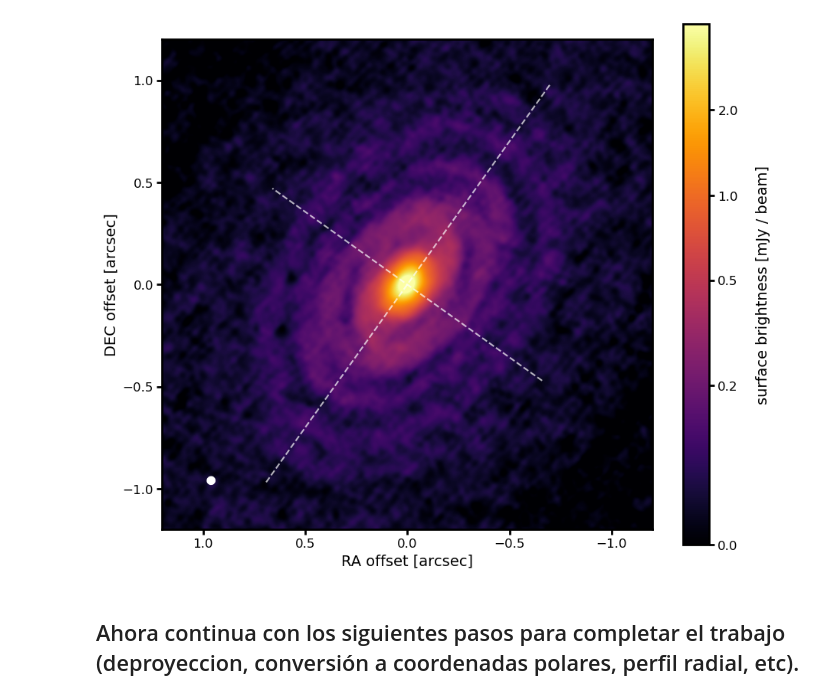
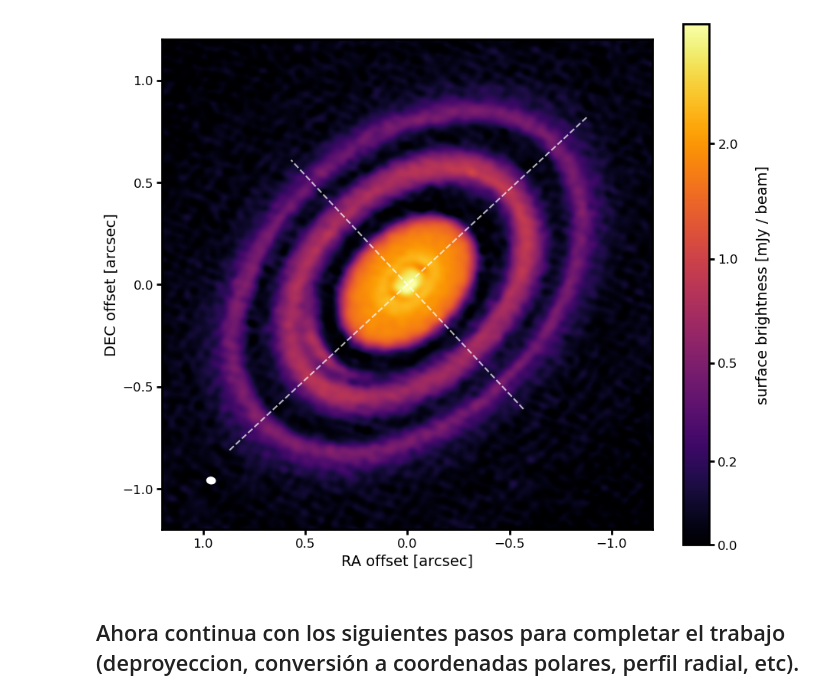
Before and after one commit to seba-perez/seba-perez.github.io, a Jupyter notebook: teaching/2025-astrofisica-de-la-formacion-planetaria/trabajo/analisis_imagen_DSHARP.ipynb, the cells around one changed output. Drawn from its saved outputs; the diff is of its cells as text; code cells hidden in the pictures.

```diff
--- a/teaching/2025-astrofisica-de-la-formacion-planetaria/trabajo/analisis_imagen_DSHARP.ipynb
+++ b/teaching/2025-astrofisica-de-la-formacion-planetaria/trabajo/analisis_imagen_DSHARP.ipynb
@@ -31,16 +31,16 @@ mpl.rc('font', size=12)
 cmap = 'inferno'
 # %%
 # nombre del disco a analizar
-disk_name = 'IMLup'
+disk_name = 'HD163296'
 
 # propiedades geometricas (de Huang et al. 2018 DSHARP II)
 offRA, offDEC = -0.001, +0.001
-incl, PA = 47.5, 144.5
+incl, PA = 46, 133.
 inclr, PAr = np.radians(incl), np.radians(PA)
 rout = 1.2
 # %%
 # abrir imagen .FITS
-hdu = fits.open('IMLup_continuum.fits')
+hdu = fits.open('HD163296_continuum.fits')
 data = 1e3 * np.squeeze(hdu[0].data) #pasamos la imagen de Jy a mJy (no es necesario pero util)
 header = hdu[0].header
 w = wcs.WCS(header)
@@ -49,7 +49,7 @@ w_ra_dec = w.sub(2)
 print(data.shape)
 
 # recortar la imagen para facilitar su analisis
-cutout = Cutout2D(data, (2000, 2000), (1000, 1000), wcs=w_ra_dec)
+cutout = Cutout2D(data, (1500, 1500), (1000, 1000), wcs=w_ra_dec)
 image = cutout.data
 print(image.shape)
 
@@ -79,39 +79,40 @@ dRA_lims, dDEC_lims = [rout, -rout], [-rout, rout]
 
 # intensity limits, and stretch
 vmin, vmax = 0.0, 4.0    # these are in mJy/beam units
-norm = ImageNormalize(vmin=vmin, vmax=vmax, stretch=AsinhStretch(0.03))
+norm = ImageNormalize(vmin=vmin, vmax=vmax, stretch=AsinhStretch(0.1))
 #norm = ImageNormalize(vmin=vmin, vmax=vmax, stretch=LogStretch(10))
 
 # image plot
 fig, ax = plt.subplots(figsize=(10, 8))
 im = ax.imshow(image, origin='lower', cmap=cmap, extent=im_bounds, norm=norm, aspect='equal')
 
 # minor and major axes
 rmaj = np.linspace(-rout, rout, 2)
 ax.plot(rmaj * np.sin(PAr), rmaj * np.cos(PAr), '--w', alpha=0.7)
 ax.plot(rmaj * np.cos(inclr) * np.sin(PAr - 0.5*np.pi),
         rmaj * np.cos(inclr) * np.cos(PAr - 0.5*np.pi), '--w', alpha=0.7)
 
 # limits, labeling
 ax.set_xlim(dRA_lims)
 ax.set_ylim(dDEC_lims)
 ax.set_xlabel('RA offset [arcsec]')
 ax.set_ylabel('DEC offset [arcsec]')
 
 # scalebar
 cb = plt.colorbar(im, ax=ax, pad=0.05)
 cb.set_ticks([0, 0.2, 0.5, 1.0, 2.0])
 cb.set_label('surface brightness [mJy / beam]', rotation=90, labelpad=17)
 
 # beam
 beam = Ellipse((dRA_lims[0] + 0.1*np.diff(dRA_lims), dDEC_lims[0] + 0.1*np.diff(dDEC_lims)),
-                beam_maj, beam_min, 90-beam_PA)
+                beam_maj, beam_min, angle=90-beam_PA)
 beam.set_facecolor('w')
 ax.add_artist(beam)
 
 # adjust layout
 fig.subplots_adjust(left=0.13, right=0.93, bottom=0.13, top=0.98)
+plt.show()
 # %% [output]
-[figure, old version]
+[figure, new version]
 # %% [markdown]
 ## Ahora continua con los siguientes pasos para completar el trabajo (deproyeccion, conversión a coordenadas polares, perfil radial, etc).
```
Also changed, not shown: parts of 2 cells of this notebook, 38 other files.
